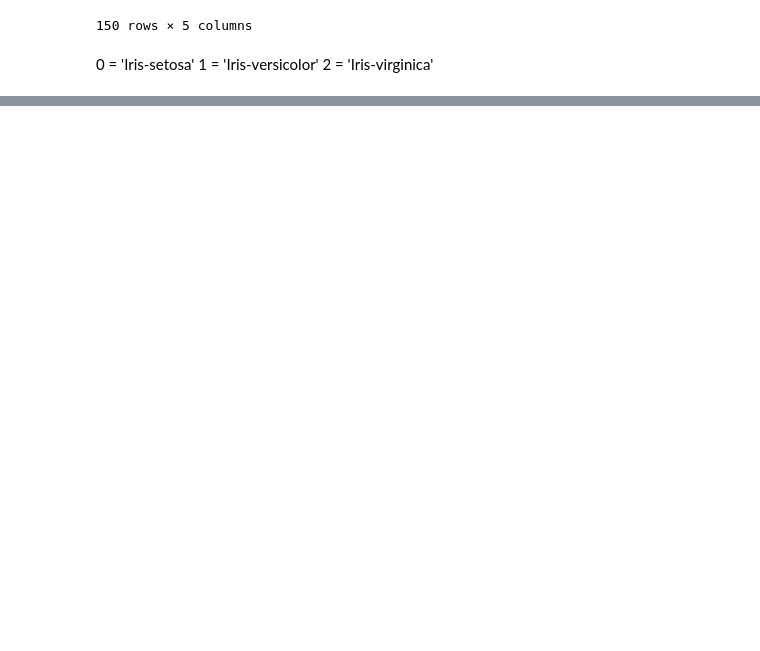
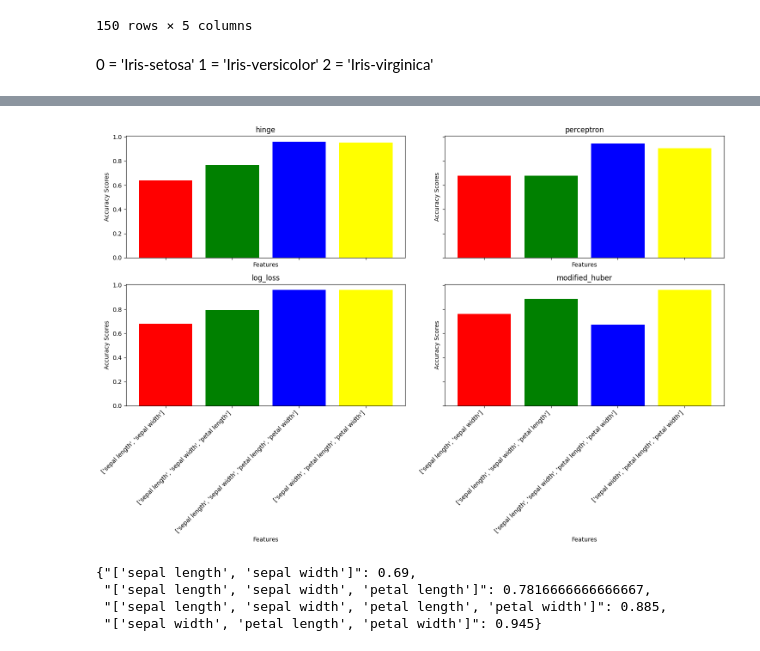
Before and after one commit to IshmamF/machine-learning-447, a Jupyter notebook: assignment1/Fardin_Ishmam_AS02.ipynb, the cells around one changed output, grey strips where cells are left out. Cells and saved outputs as stored; diff of their text form; code cells hidden in the pictures; blank space fills up the shorter version.

Commit message:
graphs and discussion

```diff
--- a/assignment1/Fardin_Ishmam_AS02.ipynb
+++ b/assignment1/Fardin_Ishmam_AS02.ipynb
@@ -26,9 +28,9 @@ df
 # %%
 from sklearn.linear_model import SGDClassifier
 
-columns = [[0,1], [0,1,2], [0,1,2,3], [1,2,3]]
+features = [['sepal length','sepal width'], ['sepal length','sepal width','petal length'], ['sepal length','sepal width','petal length','petal width'], ['sepal width','petal length','petal width']]
 lossfn = ['hinge','perceptron','log_loss','modified_huber']
-Y = df[4]
+Y = df['species']
 combinations = {}
 
 for func in lossfn:
@@ -58,0 +61,16 @@ combinations
+# %%
+import matplotlib.pyplot as plt
+from collections import defaultdict
+
+featureStr = [str(feature) for feature in features]
+functionComparison = defaultdict(list)
+featureComparison = defaultdict(list)
+for key, value in combinations.items():
+    for function in lossfn:
+        if function in key:
+            functionComparison[function].append(value)
+    for combination in featureStr:
+        if combination in key:
+            featureComparison[combination].append(value)
+
+functionComparison
@@ -58,0 +89,36 @@ combinations
+# %%
+fig, axs = plt.subplots(nrows=2, ncols=2, figsize= (15,10), sharex=True, sharey=True)
+
+axes = axs.flatten()
+
+for ax, function in zip(axes.flat, lossfn):
+        scores = functionComparison[function]
+        ax.bar(featureStr, scores, color=['red','green','blue','yellow'])
+        ax.set_xlabel('Features')
+        ax.set_ylabel("Accuracy Scores")
+        ax.set_title(function)
+        ax.set_xticklabels(featureStr, rotation=45, ha="right")
+
+plt.tight_layout()
+plt.show()
+# %% [output]
+[figure, added]
+# %%
+functionAverages = {}
+for function, values in functionComparison.items():
+    length = len(values)
+    average = sum(values)/length
+    functionAverages[function] = average
+
+featureAverages = {}
+for function, values in featureComparison.items():
+    length = len(values)
+    average = sum(values)/length
+    featureAverages[function] = average
+
+featureAverages
+# %% [output]
+{"['sepal length', 'sepal width']": 0.69,
+ "['sepal length', 'sepal width', 'petal length']": 0.7816666666666667,
+ "['sepal length', 'sepal width', 'petal length', 'petal width']": 0.885,
+ "['sepal width', 'petal length', 'petal width']": 0.945}
```
Also changed, not shown: parts of 6 cells of this notebook.
